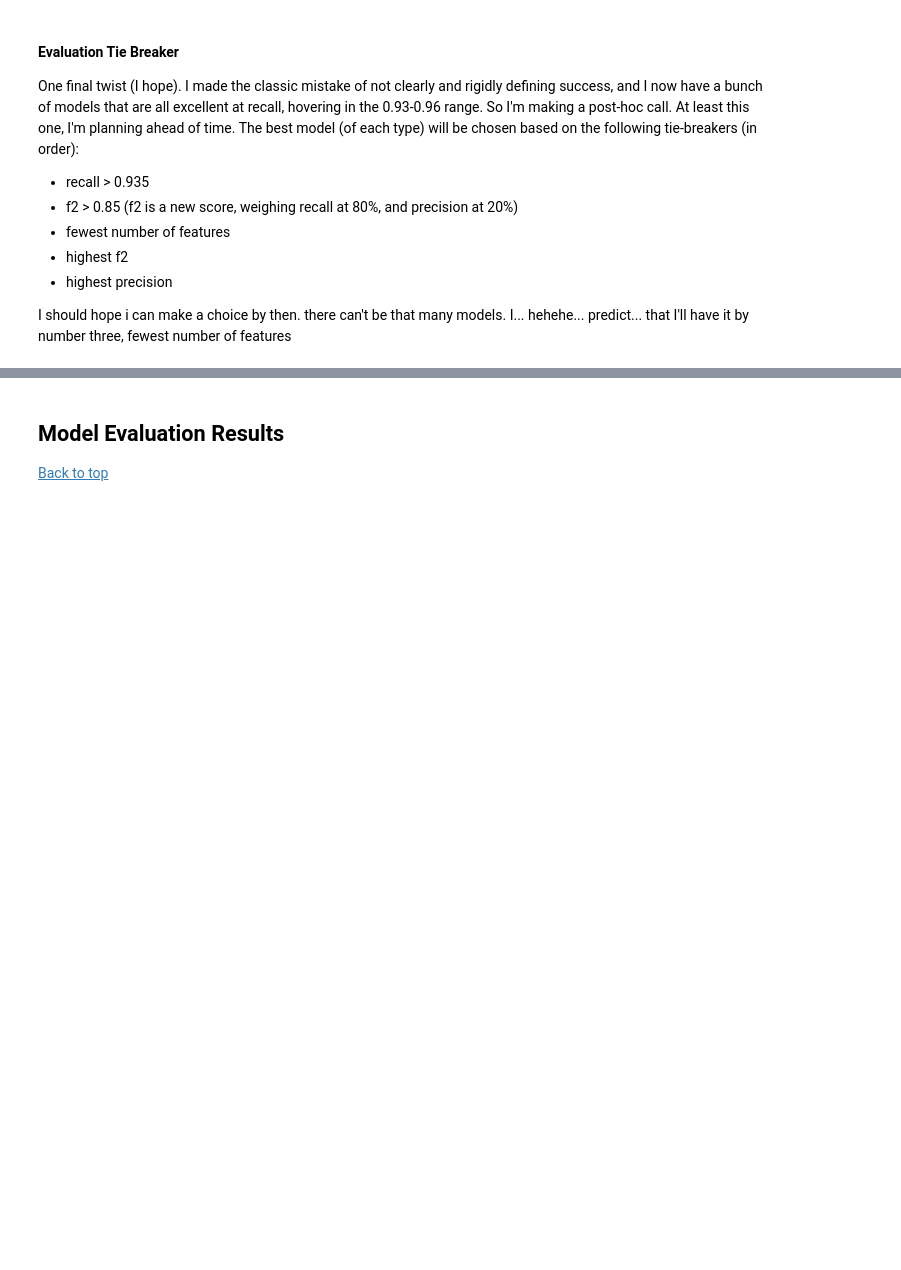
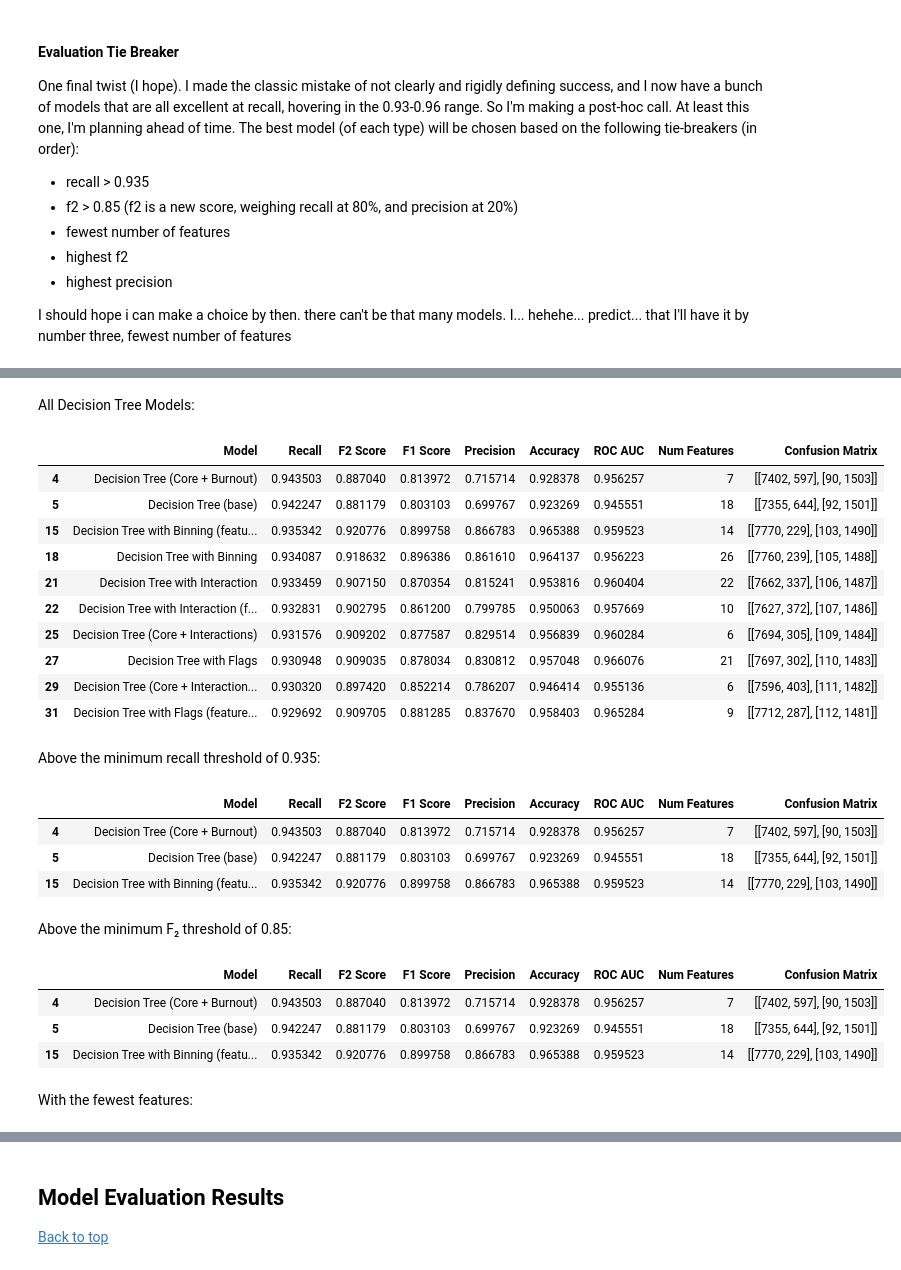
Before and after one commit to johbry17/Salifort-Employee-Churn-ml, a Jupyter notebook: notebooks/models.ipynb, the cells around one changed output, grey strips where cells are left out. Cells and saved outputs as stored; diff of their text form; code cells hidden in the pictures; blank space fills up the shorter version.

```diff
--- a/notebooks/models.ipynb
+++ b/notebooks/models.ipynb
@@ -1645,0 +1304,57 @@ plot_confusion_grid_from_results(results_fe2_df)
+# %% [markdown]
+All Decision Tree Models:
+# %%
+# display model evaluation results for all decision tree models
+df_dt = df_results[df_results["Model"].str.contains("Decision Tree")]
+if df_dt.empty:
+    print("No decision tree models found in results.")
+
+# print("Decision Tree Model Evaluation Results:")
+df_dt = df_dt[
+    [
+        "Model",
+        "Recall",
+        "F2 Score",
+        "F1 Score",
+        "Precision",
+        "Accuracy",
+        "ROC AUC",
+        "Num Features",
+        "Confusion Matrix",
+    ]
+]
+df_dt
+# %% [output]
+|  | Model | Recall | F2 Score | F1 Score | Precision | Accuracy | ROC AUC | Num Features | Confusion Matrix |
+| 4 | Decision Tree (Core + Burnout) | 0.943503 | 0.887040 | 0.813972 | 0.715714 | 0.928378 | 0.956257 | 7 | [[7402, 597], [90, 1503]] |
+| 5 | Decision Tree (base) | 0.942247 | 0.881179 | 0.803103 | 0.699767 | 0.923269 | 0.945551 | 18 | [[7355, 644], [92, 1501]] |
+| 15 | Decision Tree with Binning (featu... | 0.935342 | 0.920776 | 0.899758 | 0.866783 | 0.965388 | 0.959523 | 14 | [[7770, 229], [103, 1490]] |
+| 18 | Decision Tree with Binning | 0.934087 | 0.918632 | 0.896386 | 0.861610 | 0.964137 | 0.956223 | 26 | [[7760, 239], [105, 1488]] |
+| 21 | Decision Tree with Interaction | 0.933459 | 0.907150 | 0.870354 | 0.815241 | 0.953816 | 0.960404 | 22 | [[7662, 337], [106, 1487]] |
+| 22 | Decision Tree with Interaction (f... | 0.932831 | 0.902795 | 0.861200 | 0.799785 | 0.950063 | 0.957669 | 10 | [[7627, 372], [107, 1486]] |
+| 25 | Decision Tree (Core + Interactions) | 0.931576 | 0.909202 | 0.877587 | 0.829514 | 0.956839 | 0.960284 | 6 | [[7694, 305], [109, 1484]] |
+| 27 | Decision Tree with Flags | 0.930948 | 0.909035 | 0.878034 | 0.830812 | 0.957048 | 0.966076 | 21 | [[7697, 302], [110, 1483]] |
+| 29 | Decision Tree (Core + Interaction... | 0.930320 | 0.897420 | 0.852214 | 0.786207 | 0.946414 | 0.955136 | 6 | [[7596, 403], [111, 1482]] |
+| 31 | Decision Tree with Flags (feature... | 0.929692 | 0.909705 | 0.881285 | 0.837670 | 0.958403 | 0.965284 | 9 | [[7712, 287], [112, 1481]] |
+# %% [markdown]
+Above the minimum recall threshold of 0.935:
+# %%
+df_dt_1 = df_dt[df_dt["Recall"] >= 0.935]
+df_dt_1
+# %% [output]
+|  | Model | Recall | F2 Score | F1 Score | Precision | Accuracy | ROC AUC | Num Features | Confusion Matrix |
+| 4 | Decision Tree (Core + Burnout) | 0.943503 | 0.887040 | 0.813972 | 0.715714 | 0.928378 | 0.956257 | 7 | [[7402, 597], [90, 1503]] |
+| 5 | Decision Tree (base) | 0.942247 | 0.881179 | 0.803103 | 0.699767 | 0.923269 | 0.945551 | 18 | [[7355, 644], [92, 1501]] |
+| 15 | Decision Tree with Binning (featu... | 0.935342 | 0.920776 | 0.899758 | 0.866783 | 0.965388 | 0.959523 | 14 | [[7770, 229], [103, 1490]] |
+# %% [markdown]
+Above the minimum F₂ threshold of 0.85:
+# %%
+df_dt_2 = df_dt_1[df_dt_1["F2 Score"] >= 0.85]
+df_dt_2
+# %% [output]
+|  | Model | Recall | F2 Score | F1 Score | Precision | Accuracy | ROC AUC | Num Features | Confusion Matrix |
+| 4 | Decision Tree (Core + Burnout) | 0.943503 | 0.887040 | 0.813972 | 0.715714 | 0.928378 | 0.956257 | 7 | [[7402, 597], [90, 1503]] |
+| 5 | Decision Tree (base) | 0.942247 | 0.881179 | 0.803103 | 0.699767 | 0.923269 | 0.945551 | 18 | [[7355, 644], [92, 1501]] |
+| 15 | Decision Tree with Binning (featu... | 0.935342 | 0.920776 | 0.899758 | 0.866783 | 0.965388 | 0.959523 | 14 | [[7770, 229], [103, 1490]] |
+# %% [markdown]
+With the fewest features:
```
Also changed, not shown: parts of 152 cells of this notebook, 3 other files.
